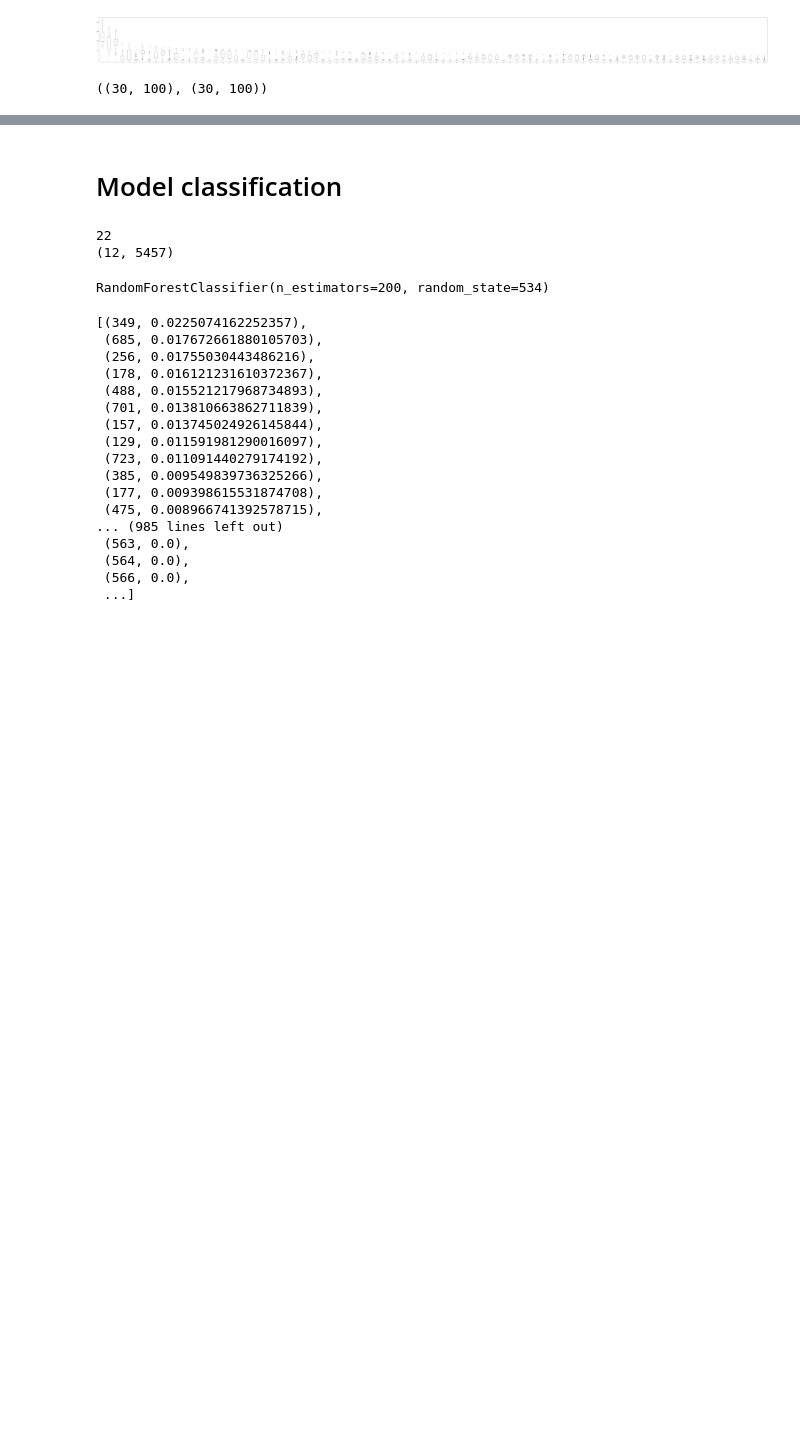
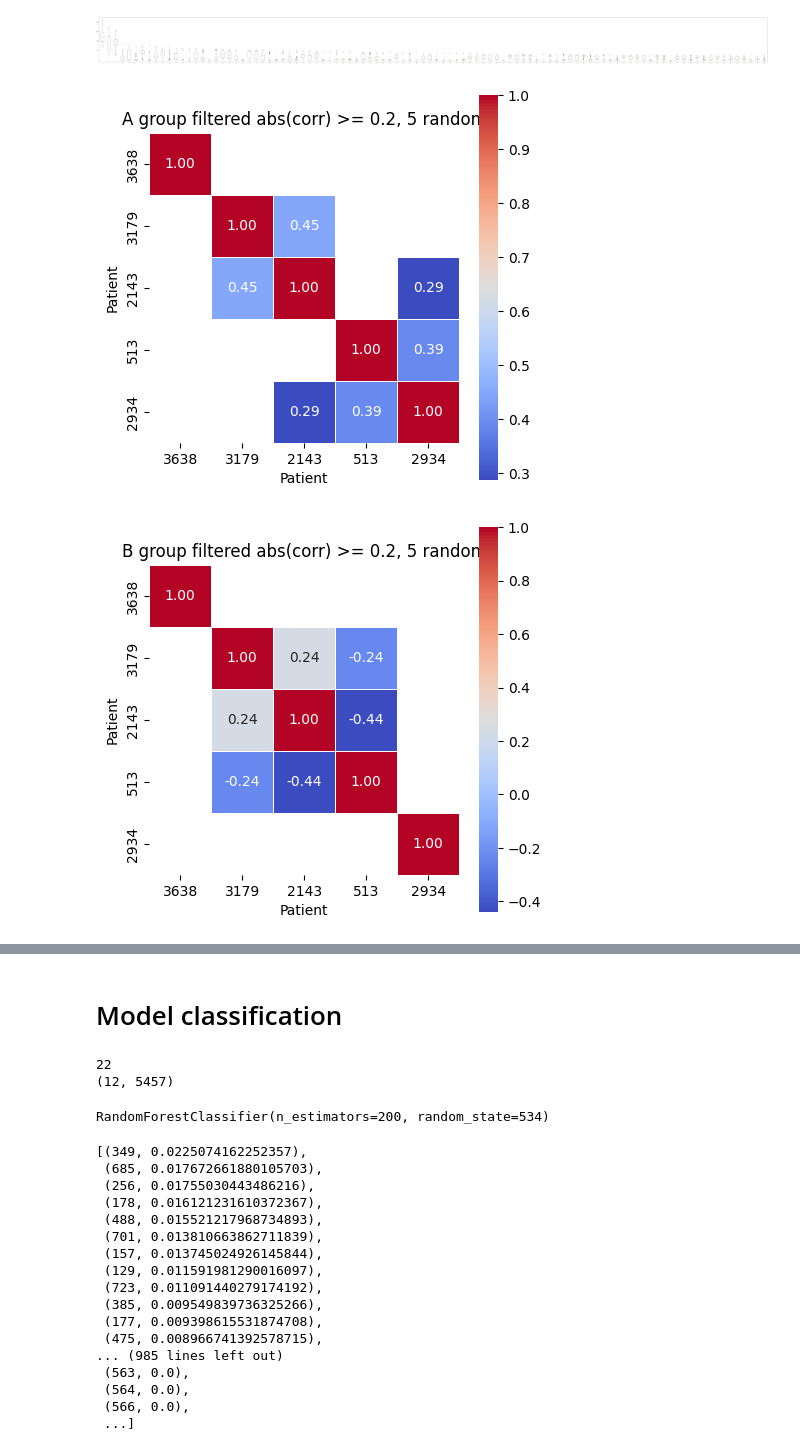
Before and after one commit to AndrejFinki/S5.VNP.Project, a Jupyter notebook: src/main.ipynb, the cells around one changed output, grey strips where cells are left out. Drawn from its saved outputs; the diff is of its cells as text; code cells hidden in the pictures; blank space fills up the shorter version.

Commit message:
Improve 'Visualization and Data Exploration' Section

```diff
--- a/src/main.ipynb
+++ b/src/main.ipynb
@@ -26,10 +35,11 @@ Patients: 61
 | 4 | g__Alistipes;s__Alistipes indisti... | 15 | 20 | 723 | 620 | 3261 | 43 | 83 | 37 | 43 | ... | ... |
 5 rows × 61 columns
 # %%
-data.drop( 'Taxonomy', axis = 1, inplace = True )
-data = data.T
-# data.columns = pd.read_csv( '../data/data_1.csv' )[ 'Taxonomy' ]
-data.rename_axis( 'Patient', axis = 1, inplace = True )
+data = data.drop( 'Taxonomy', axis = 1 ).T.rename_axis( 'Patient', axis = 1 )
+if Flags.KEEP_TAXONOMY:
+    data.columns = pd.read_csv( '../data/data_1.csv' )[ 'Taxonomy' ]
+if Flags.OMIT_ABSENT:
+    data.drop( columns = data.columns[ data.sum() == 0 ], inplace = True )
 data.head()
 # %% [output]
 | Patient | 0 | 1 | 2 | 3 | 4 | 5 | 6 | 7 | 8 | 9 | ... | ... |
@@ -93,15 +85,2 @@ plt.savefig( "../output/boxplot.png", bbox_inches = 'tight', dpi = 100 )
 # %% [output]
 [figure]
-# %%
-data_subset = data.sample( axis = 1, n = 100 )
-a_group = data_subset[:30]
-b_group = data_subset[30:]
-a_group.shape, b_group.shape
-# %% [output]
-((30, 100), (30, 100))
-# %%
-a_corr = a_group.corr()
-a_filtered_corr = a_corr[a_corr.abs() >= 0.2]
-
-b_corr = b_group.corr()
-b_filtered_corr = b_corr[b_corr.abs() >= 0.2]
@@ -126,0 +87,36 @@ plt.show()
+# %%
+def draw_heatmaps( samples: int, size: int, filter: float ):
+    data_subset = data.sample( axis = 1, n = samples )
+    a_group = data_subset[:30]
+    b_group = data_subset[30:]
+    a_corr = a_group.corr()
+    a_filtered_corr = a_corr[ a_corr.abs() >= filter ]
+    b_corr = b_group.corr()
+    b_filtered_corr = b_corr[ b_corr.abs() >= filter ]
+
+    plt.figure( figsize = ( size, size ) )
+    sns.heatmap( a_filtered_corr, fmt = ".2f", annot = True, cmap = 'coolwarm', square = True, linewidths = 0.5 )
+    plt.title( f'A group filtered abs(corr) >= { filter }, { samples } random' )
+    if Flags.SAVE_PLOTS:
+        plt.savefig( "../output/a_filtered.png", bbox_inches = 'tight', dpi = 100 )
+    plt.show()
+
+    plt.figure( figsize = ( size, size ) )
+    sns.heatmap( b_filtered_corr, fmt = ".2f", annot = True, cmap = 'coolwarm', square = True, linewidths = 0.5 )
+    plt.title( f'B group filtered abs(corr) >= { filter }, { samples } random' )
+    if Flags.SAVE_PLOTS:
+        plt.savefig( "../output/b_filtered.png", bbox_inches = 'tight', dpi = 100 )
+    plt.show()
+
+    plt.figure( figsize = ( size, size ) )
+    sns.heatmap( a_filtered_corr - b_filtered_corr, fmt = ".2f", annot = True, cmap = 'coolwarm', square = True, linewidths = 0.5 )
+    plt.title( f'Correlation difference: A - B' )
+    if Flags.SAVE_PLOTS:
+        plt.savefig( "../output/corr_diff.png", bbox_inches = 'tight', dpi = 100 )
+    plt.show()
+
+if Flags.DRAW_PLOTS:
+    draw_heatmaps( 5, 5, 0.2 )
+# %% [output]
+[figure, added]
+[figure, added]
```
Also changed, not shown: parts of 18 cells of this notebook, 1 other file.
